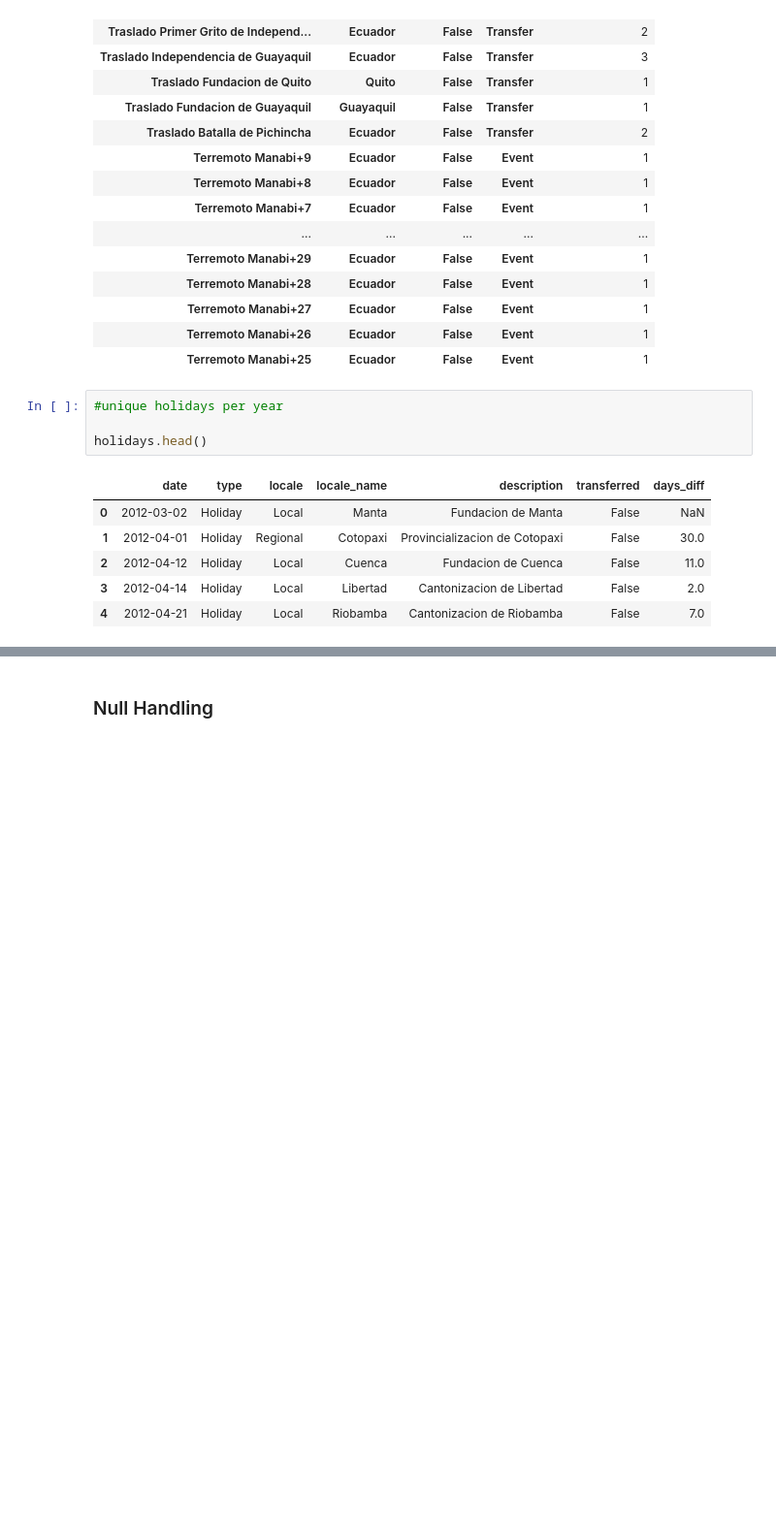
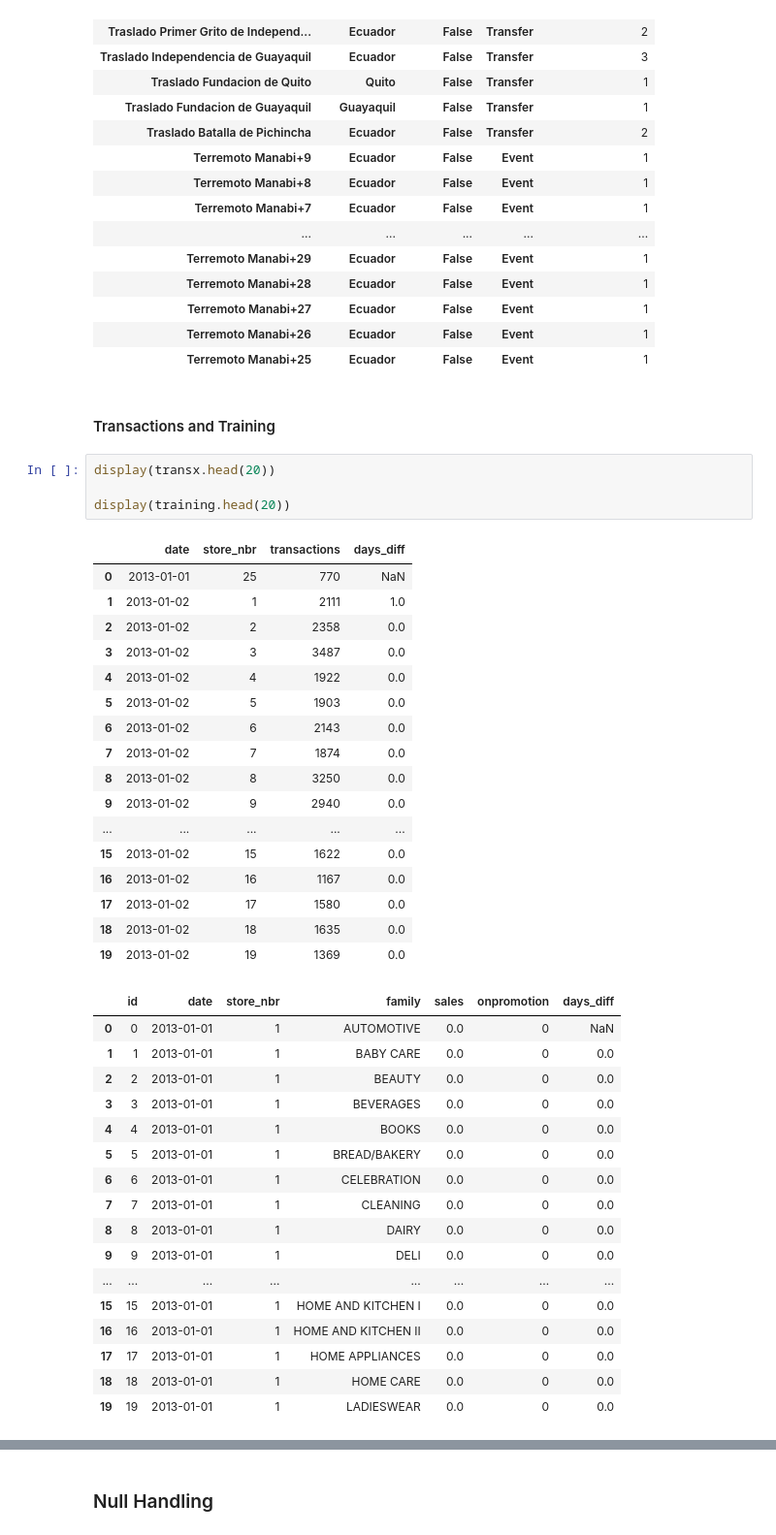
Before and after one commit to chriskuz/store_sales_time_series_forecasting, a Jupyter notebook: src/data_look.ipynb, the cells around one changed output, grey strips where cells are left out. Shown at 97% size. Drawn from its saved outputs; the diff is of its cells as text; blank space fills up the shorter version.

```diff
--- a/src/data_look.ipynb
+++ b/src/data_look.ipynb
@@ -700,14 +643,44 @@ display(
 | Terremoto Manabi+27 | Ecuador | False | Event | 1 |
 | Terremoto Manabi+26 | Ecuador | False | Event | 1 |
 | Terremoto Manabi+25 | Ecuador | False | Event | 1 |
-# %%
-#unique holidays per year
-
-holidays.head()
-# %% [output]
-|  | date | type | locale | locale_name | description | transferred | days_diff |
-| 0 | 2012-03-02 | Holiday | Local | Manta | Fundacion de Manta | False | NaN |
-| 1 | 2012-04-01 | Holiday | Regional | Cotopaxi | Provincializacion de Cotopaxi | False | 30.0 |
-| 2 | 2012-04-12 | Holiday | Local | Cuenca | Fundacion de Cuenca | False | 11.0 |
-| 3 | 2012-04-14 | Holiday | Local | Libertad | Cantonizacion de Libertad | False | 2.0 |
-| 4 | 2012-04-21 | Holiday | Local | Riobamba | Cantonizacion de Riobamba | False | 7.0 |
+# %% [markdown]
+#### Transactions and Training
+# %%
+display(transx.head(20))
+
+display(training.head(20))
+# %% [output]
+|  | date | store_nbr | transactions | days_diff |
+| 0 | 2013-01-01 | 25 | 770 | NaN |
+| 1 | 2013-01-02 | 1 | 2111 | 1.0 |
+| 2 | 2013-01-02 | 2 | 2358 | 0.0 |
+| 3 | 2013-01-02 | 3 | 3487 | 0.0 |
+| 4 | 2013-01-02 | 4 | 1922 | 0.0 |
+| 5 | 2013-01-02 | 5 | 1903 | 0.0 |
+| 6 | 2013-01-02 | 6 | 2143 | 0.0 |
+| 7 | 2013-01-02 | 7 | 1874 | 0.0 |
+| 8 | 2013-01-02 | 8 | 3250 | 0.0 |
+| 9 | 2013-01-02 | 9 | 2940 | 0.0 |
+| ... | ... | ... | ... | ... |
+| 15 | 2013-01-02 | 15 | 1622 | 0.0 |
+| 16 | 2013-01-02 | 16 | 1167 | 0.0 |
+| 17 | 2013-01-02 | 17 | 1580 | 0.0 |
+| 18 | 2013-01-02 | 18 | 1635 | 0.0 |
+| 19 | 2013-01-02 | 19 | 1369 | 0.0 |
+|  | id | date | store_nbr | family | sales | onpromotion | days_diff |
+| 0 | 0 | 2013-01-01 | 1 | AUTOMOTIVE | 0.0 | 0 | NaN |
+| 1 | 1 | 2013-01-01 | 1 | BABY CARE | 0.0 | 0 | 0.0 |
+| 2 | 2 | 2013-01-01 | 1 | BEAUTY | 0.0 | 0 | 0.0 |
+| 3 | 3 | 2013-01-01 | 1 | BEVERAGES | 0.0 | 0 | 0.0 |
+| 4 | 4 | 2013-01-01 | 1 | BOOKS | 0.0 | 0 | 0.0 |
+| 5 | 5 | 2013-01-01 | 1 | BREAD/BAKERY | 0.0 | 0 | 0.0 |
+| 6 | 6 | 2013-01-01 | 1 | CELEBRATION | 0.0 | 0 | 0.0 |
+| 7 | 7 | 2013-01-01 | 1 | CLEANING | 0.0 | 0 | 0.0 |
+| 8 | 8 | 2013-01-01 | 1 | DAIRY | 0.0 | 0 | 0.0 |
+| 9 | 9 | 2013-01-01 | 1 | DELI | 0.0 | 0 | 0.0 |
+| ... | ... | ... | ... | ... | ... | ... | ... |
+| 15 | 15 | 2013-01-01 | 1 | HOME AND KITCHEN I | 0.0 | 0 | 0.0 |
+| 16 | 16 | 2013-01-01 | 1 | HOME AND KITCHEN II | 0.0 | 0 | 0.0 |
+| 17 | 17 | 2013-01-01 | 1 | HOME APPLIANCES | 0.0 | 0 | 0.0 |
+| 18 | 18 | 2013-01-01 | 1 | HOME CARE | 0.0 | 0 | 0.0 |
+| 19 | 19 | 2013-01-01 | 1 | LADIESWEAR | 0.0 | 0 | 0.0 |
```
Also changed, not shown: parts of 16 cells of this notebook.
